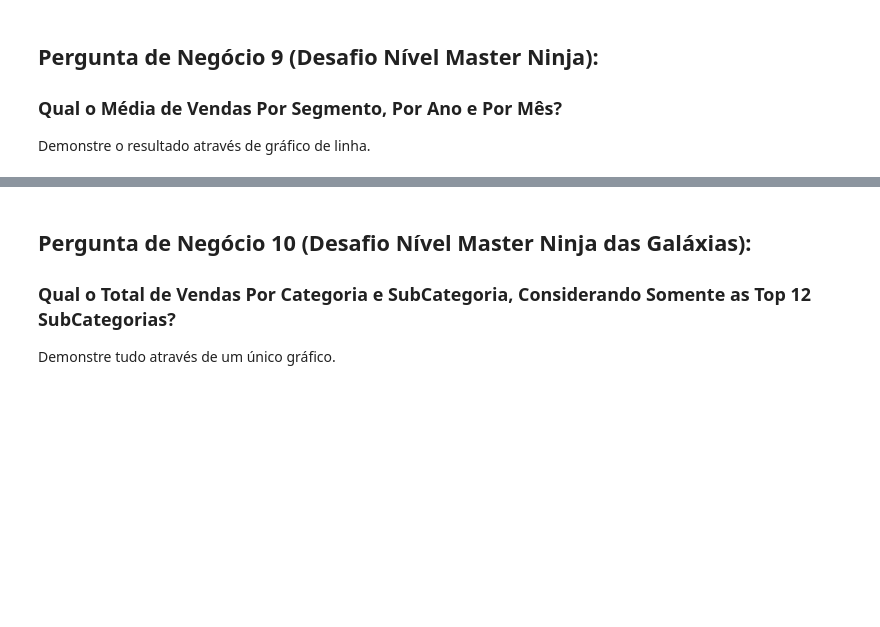
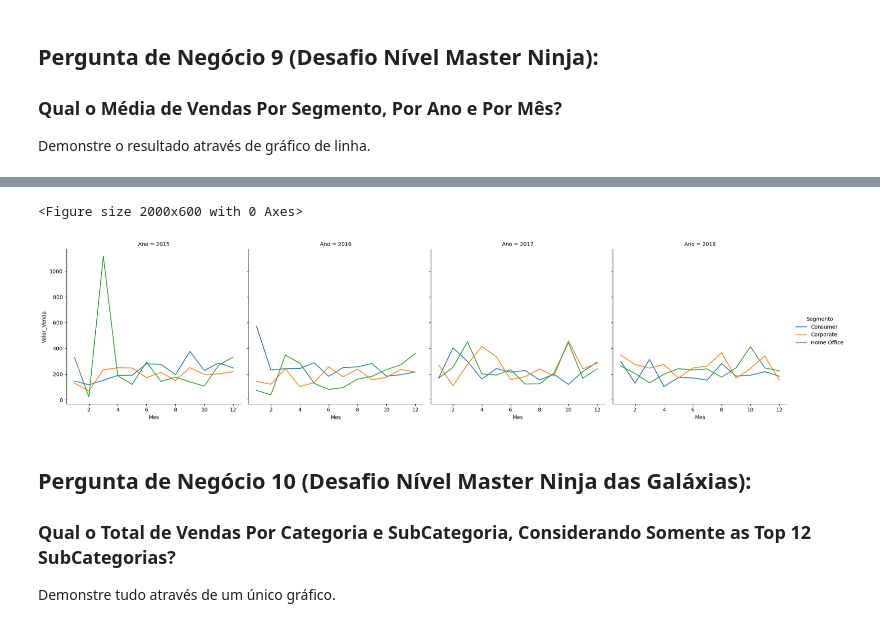
Before and after one commit to phaa/curso-python-analise-dados-dca, a Jupyter notebook: 13-Projeto/Projeto2-Perguntas.ipynb, the cells around one changed output, grey strips where cells are left out. Saved outputs shown, nothing was run; the diff lists cells and outputs as text; code cells hidden in the pictures; blank space fills up the shorter version.

```diff
--- a/13-Projeto/Projeto2-Perguntas.ipynb
+++ b/13-Projeto/Projeto2-Perguntas.ipynb
@@ -346,3 +350,24 @@ result_p9.head()
+# %%
+# Para fazer esse gráfico, precisaremos extrair os índices de cada nível
+anos = result_p9.index.get_level_values(0)
+meses = result_p9.index.get_level_values(1)
+segmentos = result_p9.index.get_level_values(2)
+# %%
+# Plotando resultados
+plt.figure(figsize = (20, 6))
+sns.relplot(
+    data = result_p9,
+    kind = 'line',
+    x = meses,
+    y = 'Valor_Venda',
+    hue = 'Segmento',
+    col = anos,
+    col_wrap = 4
+)
+plt.show()
+# %% [output]
+<Figure size 2000x600 with 0 Axes>
+[figure, added]
 # %% [markdown]
 ## Pergunta de Negócio 10 (Desafio Nível Master Ninja das Galáxias):
 
```
Also changed, not shown: parts of 3 cells of this notebook.
